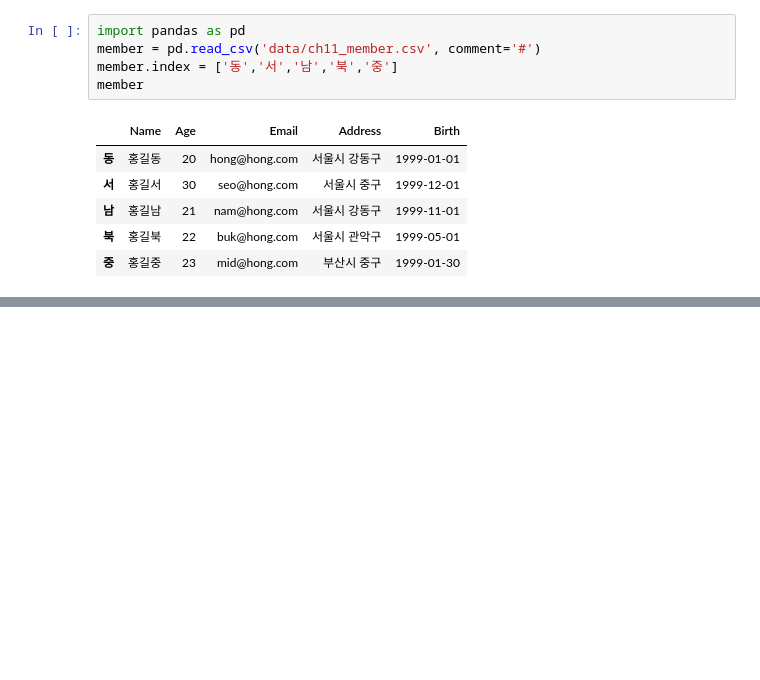
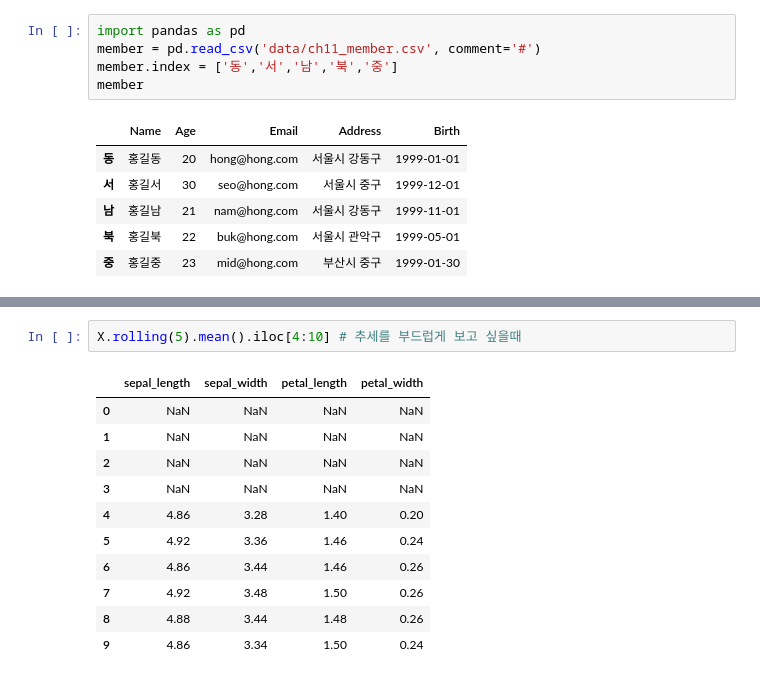
Before and after one commit to yunminsu1344-prog/ai, a Jupyter notebook: source/01_python/ch11_데이터프레임과시리즈(Pandas)_1절~8절.ipynb, the cells around one changed output, grey strips where cells are left out. Saved outputs shown, nothing was run; the diff lists cells and outputs as text; blank space fills up the shorter version.

```diff
--- a/source/01_python/ch11_데이터프레임과시리즈(Pandas)_1절~8절.ipynb
+++ b/source/01_python/ch11_데이터프레임과시리즈(Pandas)_1절~8절.ipynb
@@ -1473,0 +2026,14 @@ member
+# %%
+X.rolling(5).mean().iloc[4:10] # 추세를 부드럽게 보고 싶을때
+# %% [output]
+|  | sepal_length | sepal_width | petal_length | petal_width |
+| 0 | NaN | NaN | NaN | NaN |
+| 1 | NaN | NaN | NaN | NaN |
+| 2 | NaN | NaN | NaN | NaN |
+| 3 | NaN | NaN | NaN | NaN |
+| 4 | 4.86 | 3.28 | 1.40 | 0.20 |
+| 5 | 4.92 | 3.36 | 1.46 | 0.24 |
+| 6 | 4.86 | 3.44 | 1.46 | 0.26 |
+| 7 | 4.92 | 3.48 | 1.50 | 0.26 |
+| 8 | 4.88 | 3.44 | 1.48 | 0.26 |
+| 9 | 4.86 | 3.34 | 1.50 | 0.24 |
```
Also changed, not shown: parts of 78 cells of this notebook, 1 other file.
